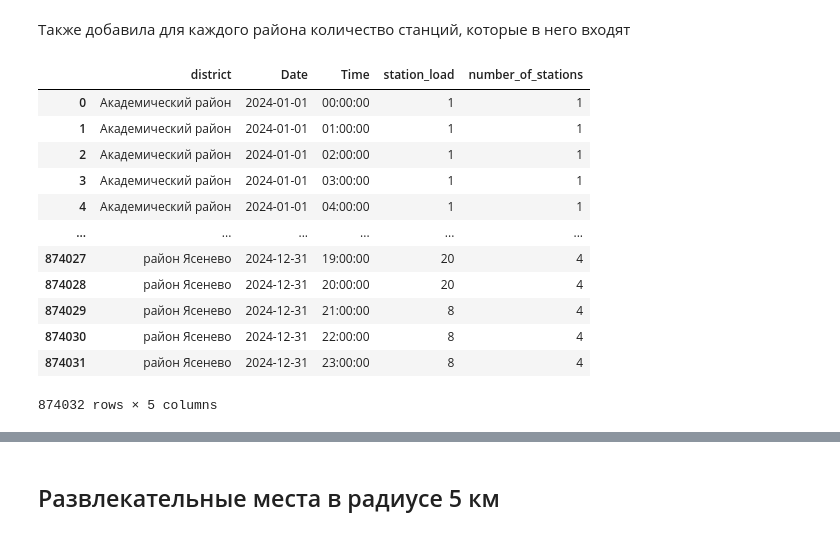
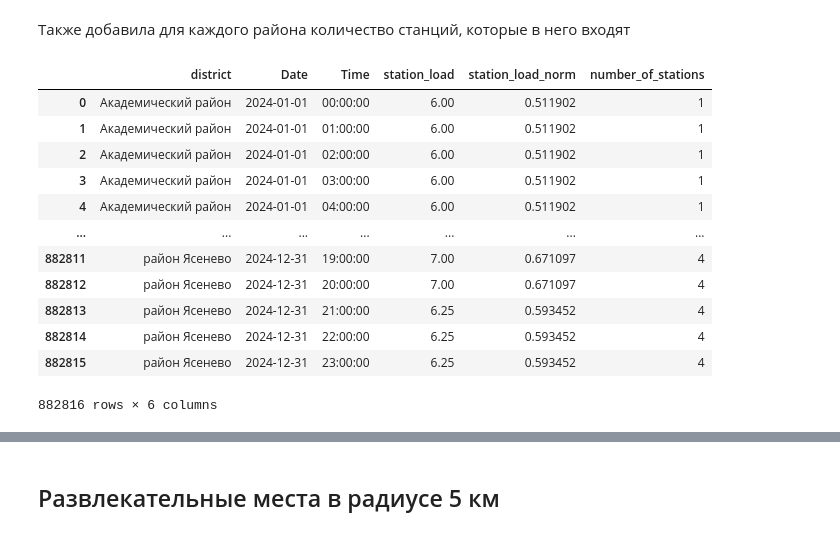
Before and after one commit to RuslanDavletov/Analysis-of-taxi-demand, a Jupyter notebook: data_parser.ipynb, the cells around one changed output, grey strips where cells are left out. Drawn from its saved outputs; the diff is of its cells as text; code cells hidden in the pictures.

```diff
--- a/data_parser.ipynb
+++ b/data_parser.ipynb
@@ -1027,18 +1274,18 @@ metro_coords[metro_coords.district.isna()]
 # Присваиваю вручную значения станций метро
 
 
-metro_coords.at[3426, "district"] = "район Внуково"
-metro_coords.at[3505, "district"] = "район Хорошево-Мнёвники"
-metro_coords.at[3563, "district"] = "район Коммунарка"
-metro_coords.at[3576, "district"] = "район Коммунарка"
-metro_coords.at[3604, "district"] = "район Коммунарка"
-metro_coords.at[3612, "district"] = "район Внуково"
-metro_coords.at[3615, "district"] = "район Внуково"
-metro_coords.at[3625, "district"] = "район Коммунарка"
-metro_coords.at[3678, "district"] = "район Коммунарка"
-metro_coords.at[4202, "district"] = "район Коммунарка"
-metro_coords.at[4403, "district"] = "район Коммунарка"
-metro_coords.at[4408, "district"] = "район Коммунарка"
+metro_coords.at[32760, "district"] = "район Внуково"
+metro_coords.at[205296, "district"] = "район Хорошево-Мнёвники"
+metro_coords.at[331968, "district"] = "район Коммунарка"
+metro_coords.at[360360, "district"] = "район Коммунарка"
+metro_coords.at[421512, "district"] = "район Коммунарка"
+metro_coords.at[438984, "district"] = "район Внуково"
+metro_coords.at[445536, "district"] = "район Внуково"
+metro_coords.at[467376, "district"] = "район Коммунарка"
+metro_coords.at[583128, "district"] = "район Коммунарка"
+metro_coords.at[1732176, "district"] = "район Коммунарка"
+metro_coords.at[2175984, "district"] = "район Коммунарка"
+metro_coords.at[2187024, "district"] = "район Коммунарка"
 # %%
 # Проверяю на несовпадения названий районов метро и районов основого датасета
 for d in metro_coords.district.unique():
@@ -1326,0 +1379,5 @@ data_result
+# %%
+metro['Time'] = metro['Timestamp'].dt.time
+
+metro['Date'] = metro['Timestamp'].dt.date
+metro.head()
@@ -1326,0 +1391,3 @@ data_result
+# %%
+metro = metro.rename(columns={'StationLoad': 'station_load'})
+metro.head()
@@ -1327,5 +1401,5 @@ data_result
 # %%
-group_metro = data_result.groupby(['district', 'Date', 'Time'], as_index=False).station_load.sum()
+group_metro = metro.groupby(['district', 'Date', 'Time'], as_index=False)[['station_load', 'station_load_norm']].mean()
 # %%
 group_metro.sample(5)
 # %% [output]
@@ -1338,23 +1412,23 @@ group_metro.sample(5)
 # %% [markdown]
 Также добавила для каждого района количество станций, которые в него входят
 # %%
-stat = data_result.groupby('district')['NameOfStation'].nunique().reset_index()
+stat = metro.groupby('district')['NameOfStation'].nunique().reset_index()
 stat.columns = ['district', 'number_of_stations']
 
 group_metro = group_metro.merge(stat, on='district', how='left')
 
 group_metro
 # %% [output]
-|  | district | Date | Time | station_load | number_of_stations |
-| 0 | Академический район | 2024-01-01 | 00:00:00 | 1 | 1 |
-| 1 | Академический район | 2024-01-01 | 01:00:00 | 1 | 1 |
-| 2 | Академический район | 2024-01-01 | 02:00:00 | 1 | 1 |
-| 3 | Академический район | 2024-01-01 | 03:00:00 | 1 | 1 |
-| 4 | Академический район | 2024-01-01 | 04:00:00 | 1 | 1 |
-| ... | ... | ... | ... | ... | ... |
-| 874027 | район Ясенево | 2024-12-31 | 19:00:00 | 20 | 4 |
-| 874028 | район Ясенево | 2024-12-31 | 20:00:00 | 20 | 4 |
-| 874029 | район Ясенево | 2024-12-31 | 21:00:00 | 8 | 4 |
-| 874030 | район Ясенево | 2024-12-31 | 22:00:00 | 8 | 4 |
-| 874031 | район Ясенево | 2024-12-31 | 23:00:00 | 8 | 4 |
+|  | district | Date | Time | station_load | station_load_norm | number_of_stations |
+| 0 | Академический район | 2024-01-01 | 00:00:00 | 6.00 | 0.511902 | 1 |
+| 1 | Академический район | 2024-01-01 | 01:00:00 | 6.00 | 0.511902 | 1 |
+| 2 | Академический район | 2024-01-01 | 02:00:00 | 6.00 | 0.511902 | 1 |
+| 3 | Академический район | 2024-01-01 | 03:00:00 | 6.00 | 0.511902 | 1 |
+| 4 | Академический район | 2024-01-01 | 04:00:00 | 6.00 | 0.511902 | 1 |
+| ... | ... | ... | ... | ... | ... | ... |
+| 882811 | район Ясенево | 2024-12-31 | 19:00:00 | 7.00 | 0.671097 | 4 |
+| 882812 | район Ясенево | 2024-12-31 | 20:00:00 | 7.00 | 0.671097 | 4 |
+| 882813 | район Ясенево | 2024-12-31 | 21:00:00 | 6.25 | 0.593452 | 4 |
+| 882814 | район Ясенево | 2024-12-31 | 22:00:00 | 6.25 | 0.593452 | 4 |
+| 882815 | район Ясенево | 2024-12-31 | 23:00:00 | 6.25 | 0.593452 | 4 |
-874032 rows × 5 columns
+882816 rows × 6 columns
```
Also changed, not shown: parts of 58 cells of this notebook.
